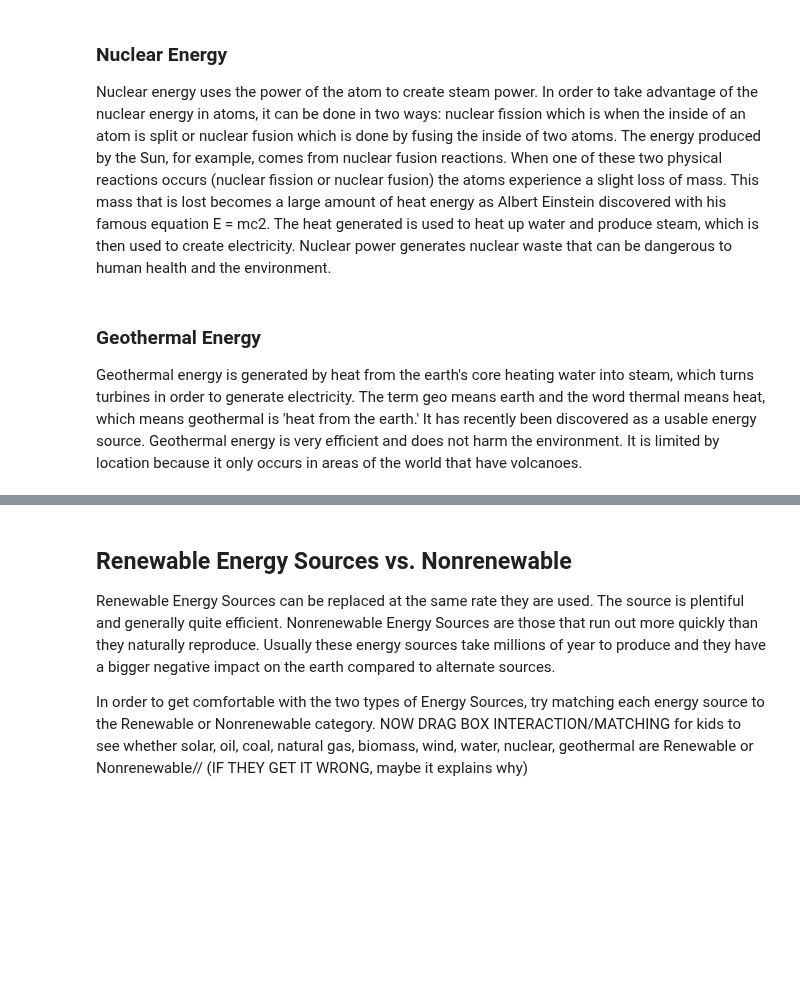
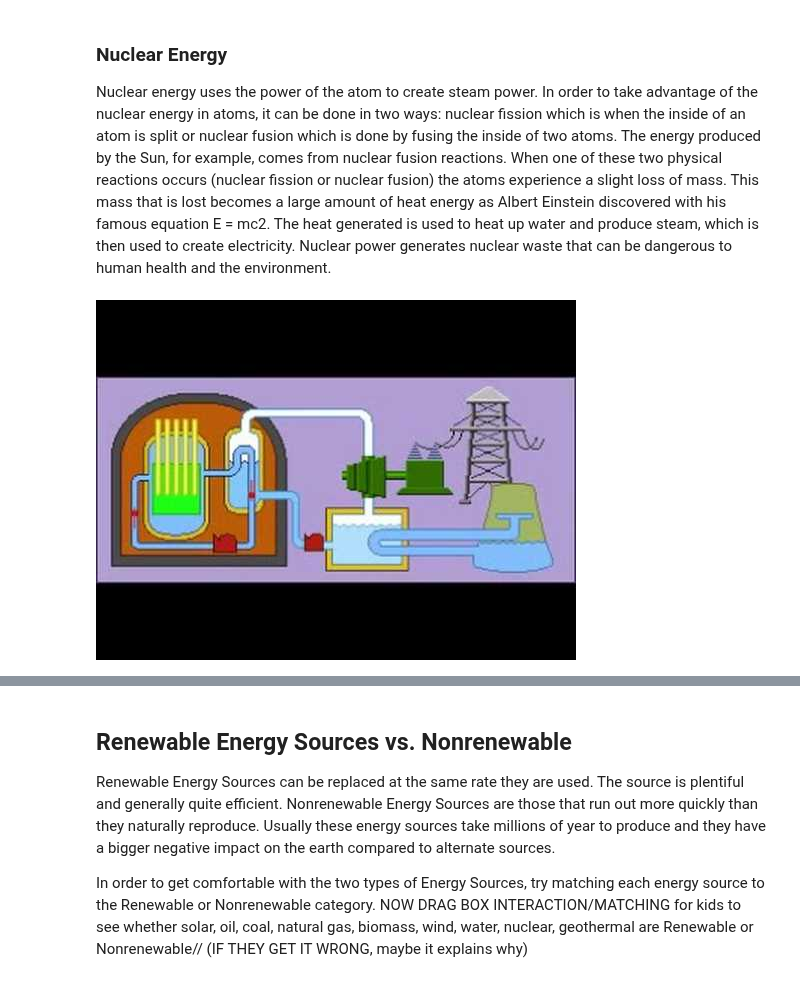
Before and after one commit to ULeth-Math-CS/Callysto, a Jupyter notebook: Jazlyn Pedersen /Resources and Recycling.ipynb, the cells around one changed output, grey strips where cells are left out. Drawn from its saved outputs; the diff is of its cells as text; code cells hidden in the pictures; blank space fills up the shorter version.

```diff
--- a/Jazlyn Pedersen /Resources and Recycling.ipynb
+++ b/Jazlyn Pedersen /Resources and Recycling.ipynb
@@ -76,7 +81,8 @@ The correct term for water energy is hydropower. Hydro means water. Hydropower i
 ### Nuclear Energy
 Nuclear energy uses the power of the atom to create steam power. In order to take advantage of the nuclear energy in atoms, it can be done in two ways: nuclear fission which is when the inside of an atom is split or nuclear fusion which is done by fusing the inside of two atoms.
 The energy produced by the Sun, for example, comes from nuclear fusion reactions. When one of these two physical reactions occurs (nuclear fission or nuclear fusion) the atoms experience a slight loss of mass. This mass that is lost becomes a large amount of heat energy as Albert Einstein discovered with his famous equation E = mc2. The heat generated is used to heat up water and produce steam, which is then used to create electricity. Nuclear power generates nuclear waste that can be dangerous to human health and the environment.
-# %% [markdown]
-### Geothermal Energy
-
-Geothermal energy is generated by heat from the earth's core heating water into steam, which turns turbines in order to generate electricity. The term geo means earth and the word thermal means heat, which means geothermal is 'heat from the earth.' It has recently been discovered as a usable energy source. Geothermal energy is very efficient and does not harm the environment. It is limited by location because it only occurs in areas of the world that have volcanoes.
+# %%
+from IPython.display import YouTubeVideo
+YouTubeVideo('igf96TS3Els', width=800, height=300)
+# %% [output]
+[figure, added]
```
Also changed, not shown: parts of 6 cells of this notebook.
